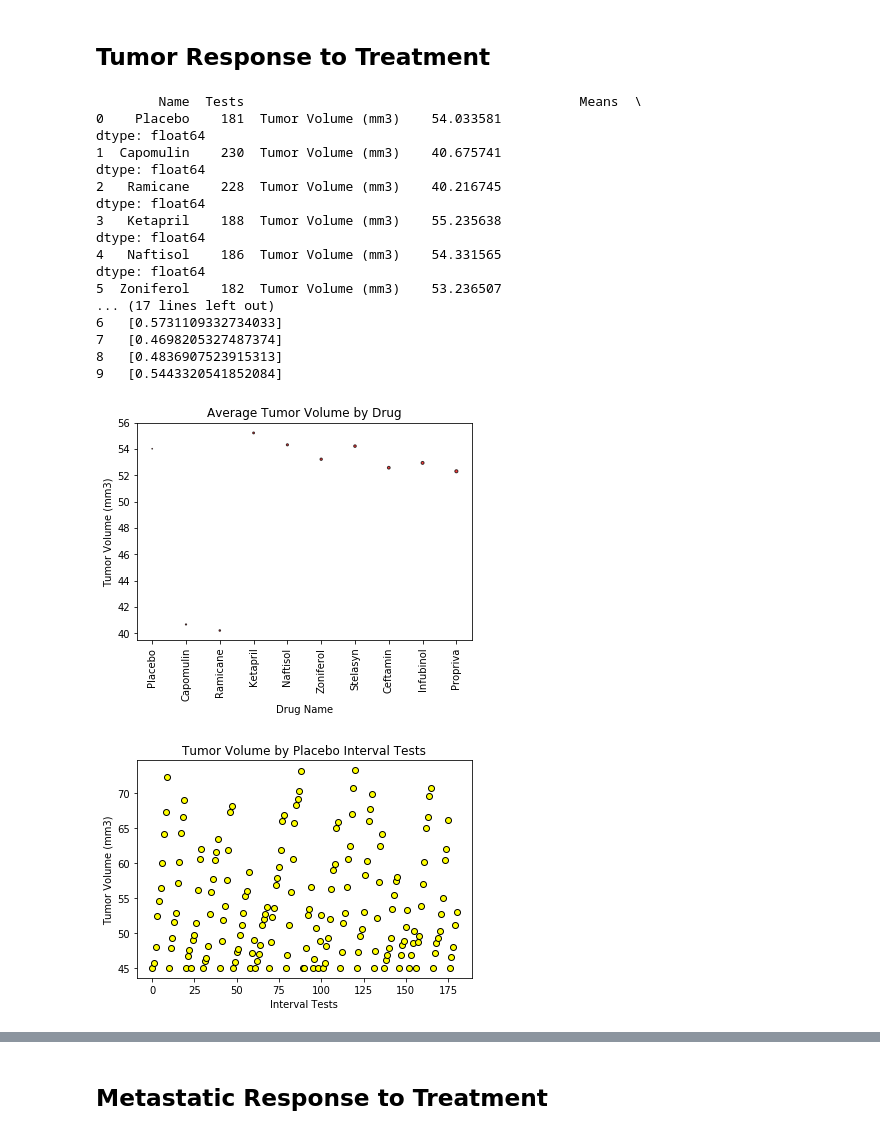
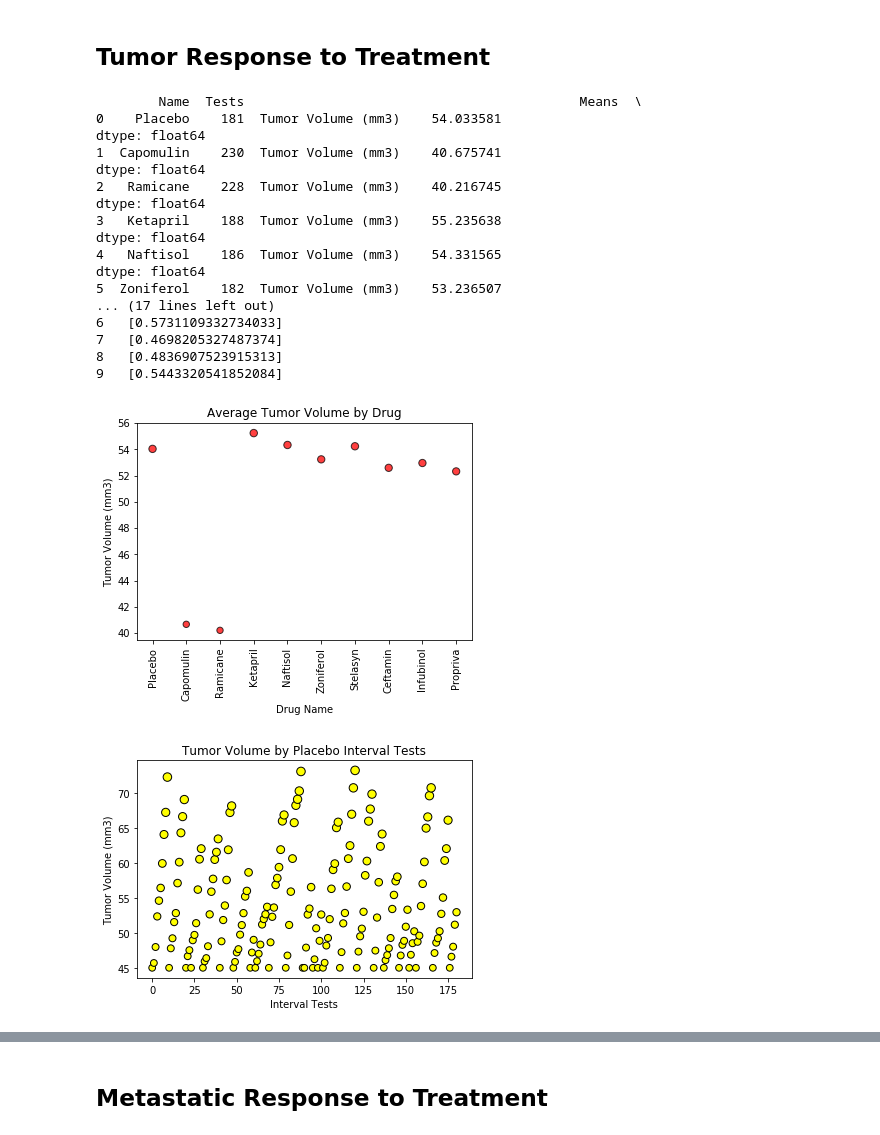
Before and after one commit to RobLMCO/05-MatplotlibHomework, a Jupyter notebook: pymaceuticals_starter.ipynb, the cells around one changed output, grey strips where cells are left out. Cells and saved outputs as stored; diff of their text form; code cells hidden in the pictures.

```diff
--- a/pymaceuticals_starter.ipynb
+++ b/pymaceuticals_starter.ipynb
@@ -131,11 +133,6 @@ First 18 Test Rows of 1880 Total Test Rows
 ## Tumor Response to Treatment
 # %%
 # Store the Mean Tumor Volume Data Grouped by Drug and Timepoint
-
-
-#Placebo_all = drug_trial_data_df.loc[drug_trial_data_df["Drug"] == "Placebo", ["Timepoint", "Tumor Volume (mm3)"]]
-#Placebo_0 = Placebo_all.loc[Placebo_all["Timepoint"] == 0, ["Tumor Volume (mm3)"]]
-
 
 Placebo = drug_trial_data_df.loc[drug_trial_data_df["Drug"] == "Placebo", ["Tumor Volume (mm3)"]]
 Placebo_mean = np.mean(Placebo)
@@ -191,53 +188,54 @@ Drug_Names = ['Placebo', 'Capomulin', 'Ramicane', 'Ketapril', 'Naftisol', 'Zonif
 Drug_Tests = [Placebo_num, Capomulin_num, Ramicane_num, Ketapril_num, Naftisol_num, Zoniferol_num, Stelasyn_num, Ceftamin_num, Infubinol_num, Propriva_num]
 Drug_Means = [Placebo_mean, Capomulin_mean, Ramicane_mean, Ketapril_mean, Naftisol_mean, Zoniferol_mean, Stelasyn_mean, Ceftamin_mean, Infubinol_mean, Propriva_mean]
 Drug_Sems = [Placebo_sem, Capomulin_sem, Ramicane_sem, Ketapril_sem, Naftisol_sem, Zoniferol_sem, Stelasyn_sem, Ceftamin_sem, Infubinol_sem, Propriva_sem]
-drug_stats = {'Name': ['Placebo', 'Capomulin', 'Ramicane', 'Ketapril', 'Naftisol', 'Zoniferol', 'Stelasyn', 'Ceftamin', 'Infubinol', 'Propriva'], 'Tests': [Placebo_num, Capomulin_num, Ramicane_num, Ketapril_num, Naftisol_num, Zoniferol_num, Stelasyn_num, Ceftamin_num, Infubinol_num, Propriva_num], 'Means': [Placebo_mean, Capomulin_mean, Ramicane_mean, Ketapril_mean, Naftisol_mean, Zoniferol_mean, Stelasyn_mean, Ceftamin_mean, Infubinol_mean, Propriva_mean], 'Sem': [Placebo_sem, Capomulin_sem, Ramicane_sem, Ketapril_sem, Naftisol_sem, Zoniferol_sem, Stelasyn_sem, Ceftamin_sem, Infubinol_sem, Propriva_sem]}
+drug_stats = {'Name': Drug_Names, 'Tests': Drug_Tests, 'Means': Drug_Means, 'Sems': Drug_Sems}
 # Convert to DataFrame
 Drug_Stats_df = pd.DataFrame(drug_stats)
 #Drug_Stats_df = Drug_Stats_df.sort_values(['Tests'], ascending=False)
 #Drug_Stats_df.reset_index(inplace=True)
 # Preview DataFrame
 print(Drug_Stats_df)
 plt.title("Average Tumor Volume by Drug")
 plt.xlabel("Drug Name")
 plt.ylabel("Tumor Volume (mm3)")
 data = [value for value in Drug_Means]
 x_axis = np.arange(0.5, len(Drug_Means) + 0.5, 1)
 tick_locations = [ticker for ticker in x_axis]
-plt.scatter(x_axis, data, marker="o", facecolors="red", edgecolors="black", s=x_axis, alpha=0.75)
-#plt.ylim(minimum_final_volume, maximum_final_volume)
+plt.scatter(x_axis, data, marker="o", facecolors="red", edgecolors="black", s=data, alpha=0.75)
 plt.xticks(tick_locations, Drug_Stats_df["Name"], rotation="vertical")
 plt.show()
+#plt.savefig("Avg_Tumor_Volume_By_Drug.png")
 # %% [output]
         Name  Tests                                           Means  \
 0    Placebo    181  Tumor Volume (mm3)    54.033581
 dtype: float64
 1  Capomulin    230  Tumor Volume (mm3)    40.675741
 dtype: float64
 2   Ramicane    228  Tumor Volume (mm3)    40.216745
 dtype: float64
 3   Ketapril    188  Tumor Volume (mm3)    55.235638
 dtype: float64
 4   Naftisol    186  Tumor Volume (mm3)    54.331565
 dtype: float64
 5  Zoniferol    182  Tumor Volume (mm3)    53.236507
 ... (17 lines left out)
 6   [0.5731109332734033]
 7   [0.4698205327487374]
 8   [0.4836907523915313]
 9   [0.5443320541852084]
-[figure, old version]
+[figure, new version]
 # %%
 
 plt.title("Tumor Volume by Placebo Interval Tests")
 x1_timepoints = np.arange(0, Placebo_num)
-plt.scatter(x1_timepoints, Placebo, marker="o", facecolors="yellow", edgecolors="black", label="Placebo")
+plt.scatter(x1_timepoints, Placebo, marker="o", facecolors="yellow", edgecolors="black", s=Placebo, label="Placebo")
 #plt.hist2d(Placebo_all,Placebo_all,bins=181)
 plt.xlabel("Interval Tests")
 plt.ylabel("Tumor Volume (mm3)")
 plt.show()
+#plt.savefig("Placebo_Tumor_Volume.png")
 # %% [output]
-[figure, old version]
+[figure, new version]
 # %%
 
 
```
Also changed, not shown: parts of 18 cells of this notebook.
